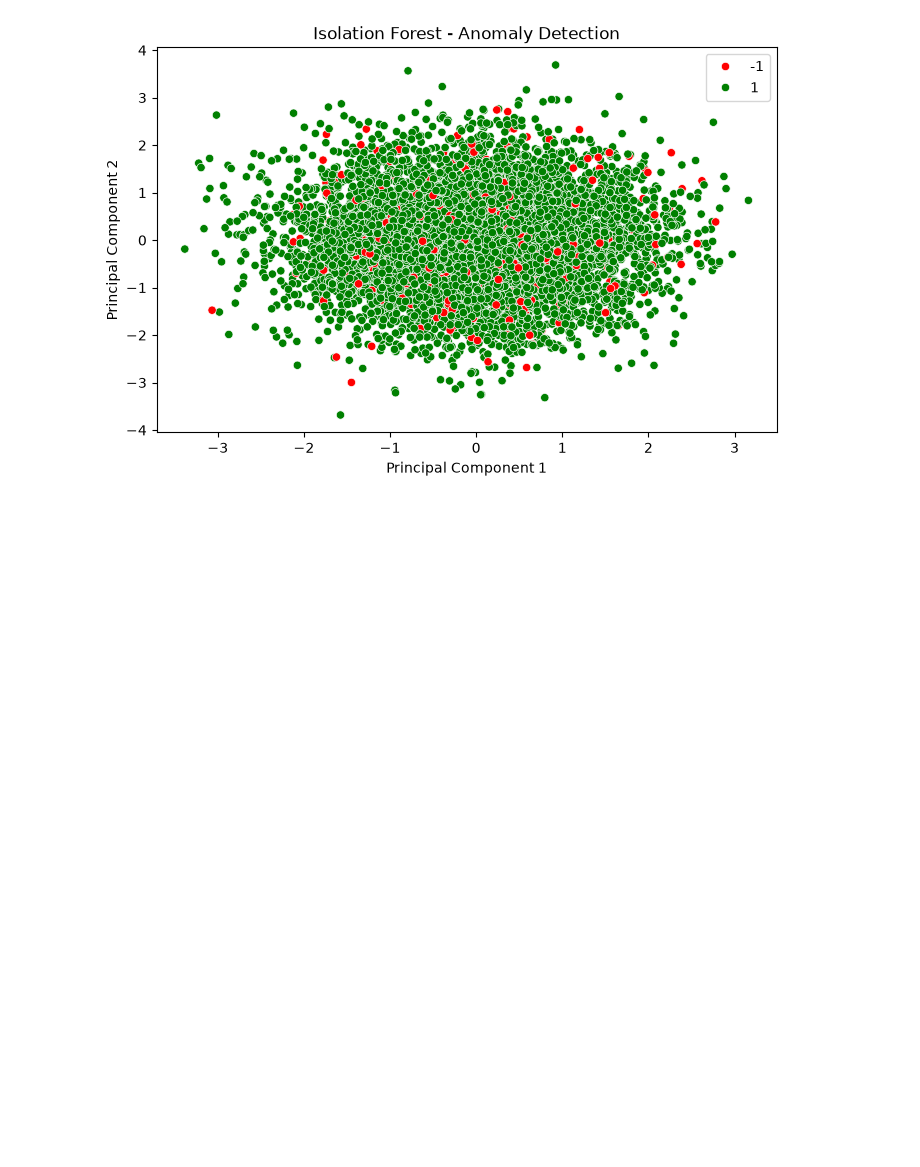
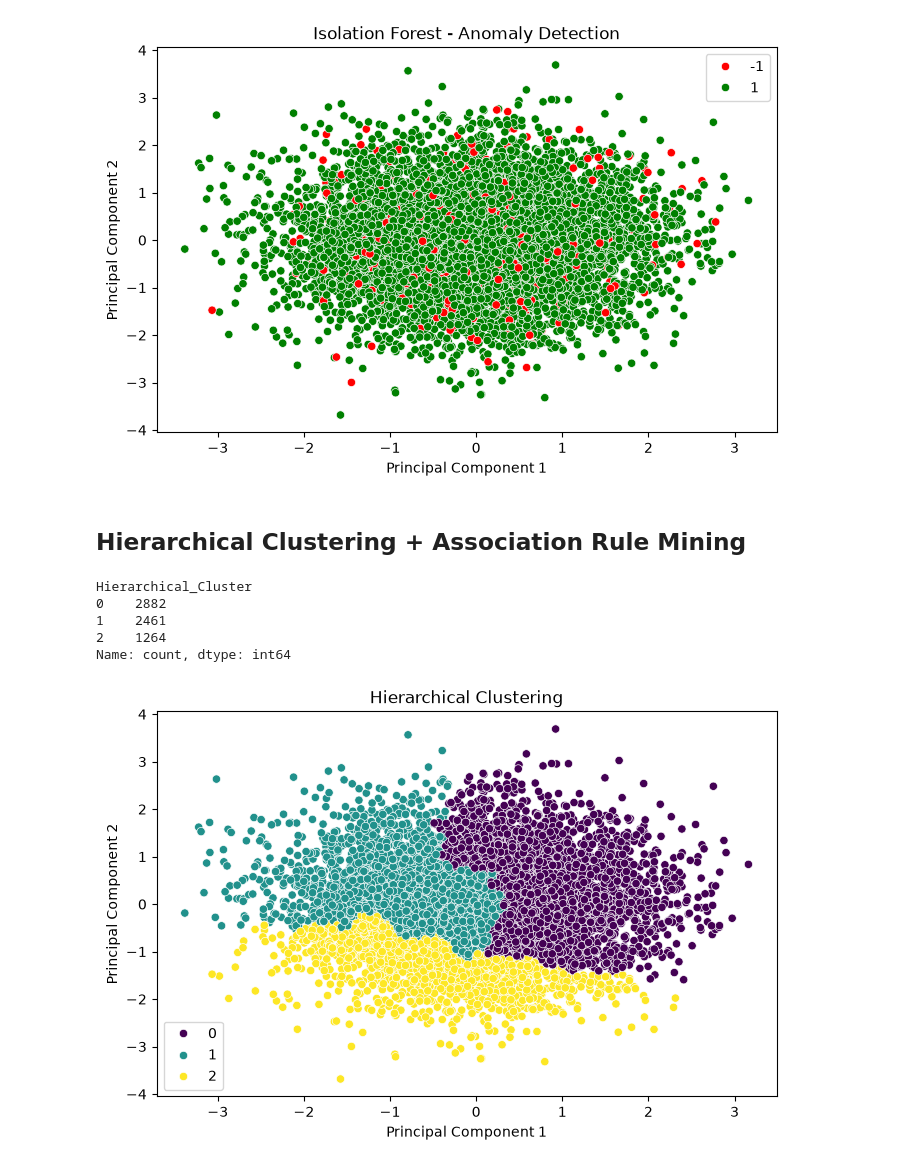
Before and after one commit to mdraihanmostafa746-coder/Student-Academic-Performance-Analysis-and-Prediction, a Jupyter notebook: notebooks/student_performance_analysis.ipynb, the cells around one changed output. Drawn from its saved outputs; the diff is of its cells as text; code cells hidden in the pictures; blank space fills up the shorter version.

Commit message:
Complete Hierarchical Clustering + Association Rule Mining

```diff
--- a/notebooks/student_performance_analysis.ipynb
+++ b/notebooks/student_performance_analysis.ipynb
@@ -1250,3 +1250,38 @@ plt.ylabel("Principal Component 2")
 plt.show()
 # %% [output]
 [figure]
+# %% [markdown]
+## Hierarchical Clustering + Association Rule Mining
+# %%
+from sklearn.cluster import AgglomerativeClustering
+
+hierarchical_model = AgglomerativeClustering(n_clusters=3)
+
+# Use the existing PCA coordinates
+hierarchical_clusters = hierarchical_model.fit_predict(X_cluster_2d)
+
+df_cluster['Hierarchical_Cluster'] = hierarchical_clusters
+
+print(df_cluster['Hierarchical_Cluster'].value_counts())
+# %% [output]
+Hierarchical_Cluster
+0    2882
+1    2461
+2    1264
+Name: count, dtype: int64
+# %%
+plt.figure(figsize=(8, 5))
+
+sns.scatterplot(
+    x=X_cluster_2d[:, 0],
+    y=X_cluster_2d[:, 1],
+    hue=hierarchical_clusters,
+    palette='viridis'
+)
+
+plt.title("Hierarchical Clustering")
+plt.xlabel("Principal Component 1")
+plt.ylabel("Principal Component 2")
+plt.show()
+# %% [output]
+[figure, added]
```
Also changed, not shown: parts of 1 cell of this notebook.
